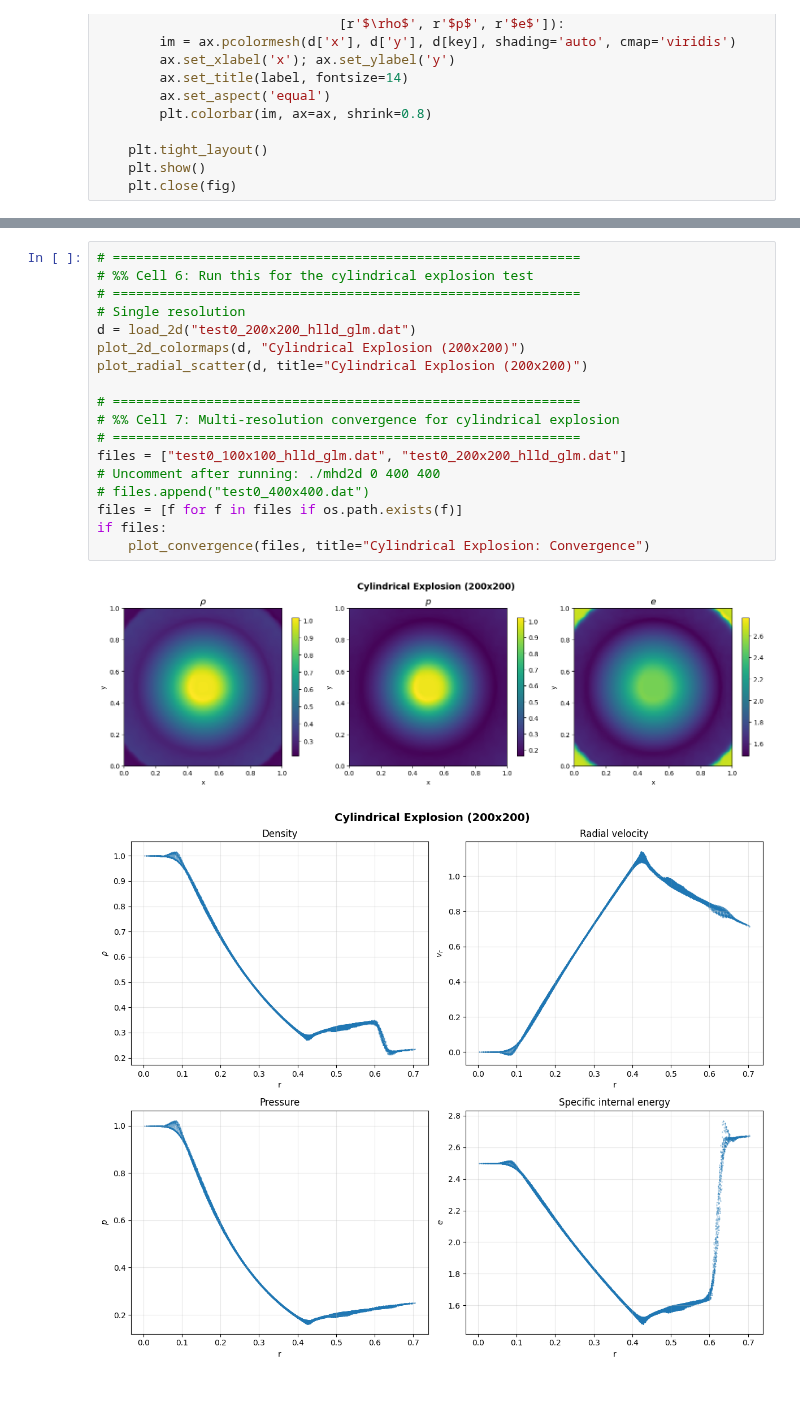
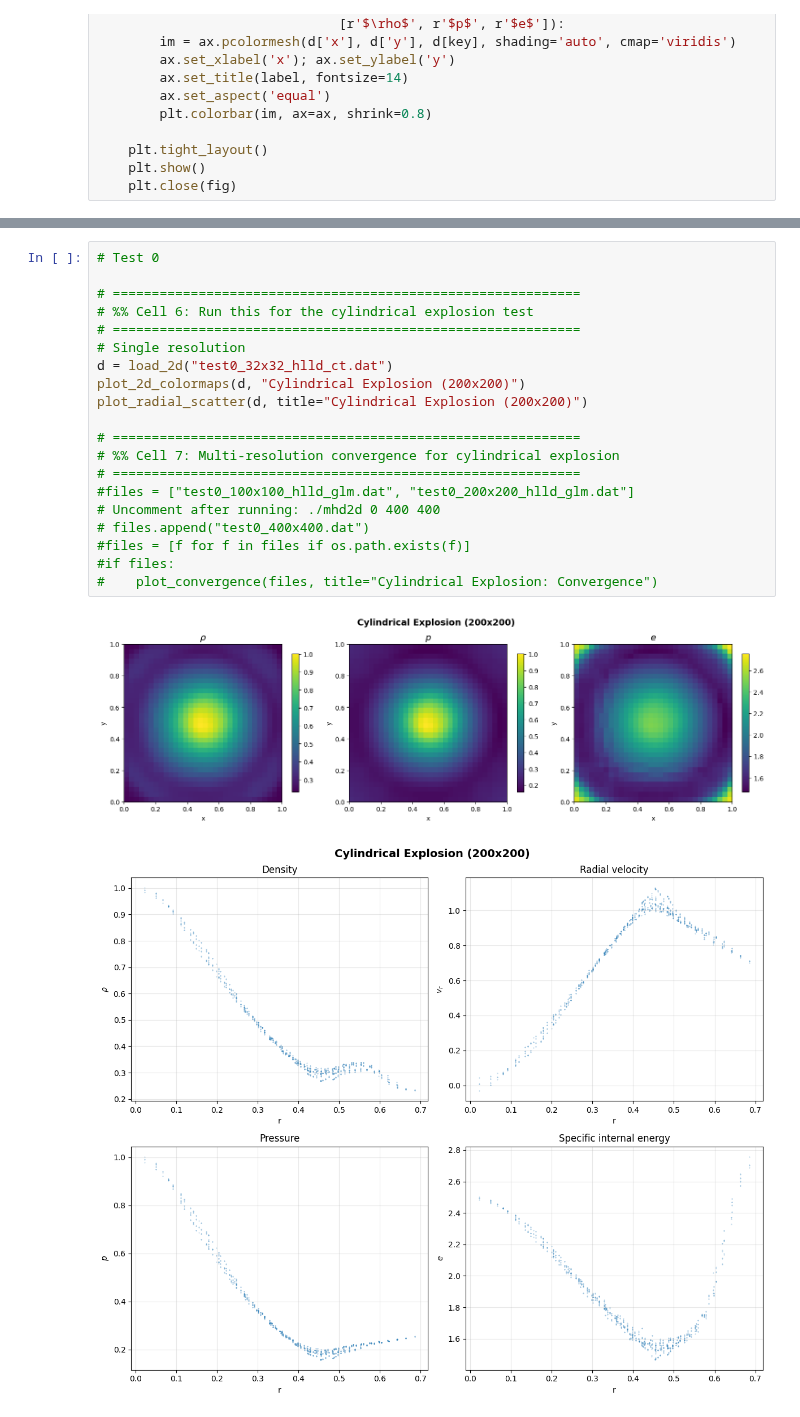
Before and after one commit to RexZhann/Magnetic_Reconnection_Simulation, a Jupyter notebook: output/plot_results.ipynb, the cells around one changed output, grey strips where cells are left out. Drawn from its saved outputs; the diff is of its cells as text.

Commit message:
update Miyoshi test cases

```diff
--- a/output/plot_results.ipynb
+++ b/output/plot_results.ipynb
@@ -232,23 +285,25 @@ def plot_2d_mhd(d, title=""):
     plt.show()
     plt.close(fig)
 # %%
+# Test 0
+
 # ============================================================
 # %% Cell 6: Run this for the cylindrical explosion test
 # ============================================================
 # Single resolution
-d = load_2d("test0_200x200_hlld_glm.dat")
+d = load_2d("test0_32x32_hlld_ct.dat")
 plot_2d_colormaps(d, "Cylindrical Explosion (200x200)")
 plot_radial_scatter(d, title="Cylindrical Explosion (200x200)")
 
 # ============================================================
 # %% Cell 7: Multi-resolution convergence for cylindrical explosion
 # ============================================================
-files = ["test0_100x100_hlld_glm.dat", "test0_200x200_hlld_glm.dat"]
+#files = ["test0_100x100_hlld_glm.dat", "test0_200x200_hlld_glm.dat"]
 # Uncomment after running: ./mhd2d 0 400 400
 # files.append("test0_400x400.dat")
-files = [f for f in files if os.path.exists(f)]
-if files:
-    plot_convergence(files, title="Cylindrical Explosion: Convergence")
+#files = [f for f in files if os.path.exists(f)]
+#if files:
+#    plot_convergence(files, title="Cylindrical Explosion: Convergence")
 # %% [output]
-[figure, old version]
+[figure, new version]
-[figure, old version]
+[figure, new version]
```
Also changed, not shown: parts of 10 cells of this notebook, 12 other files.
